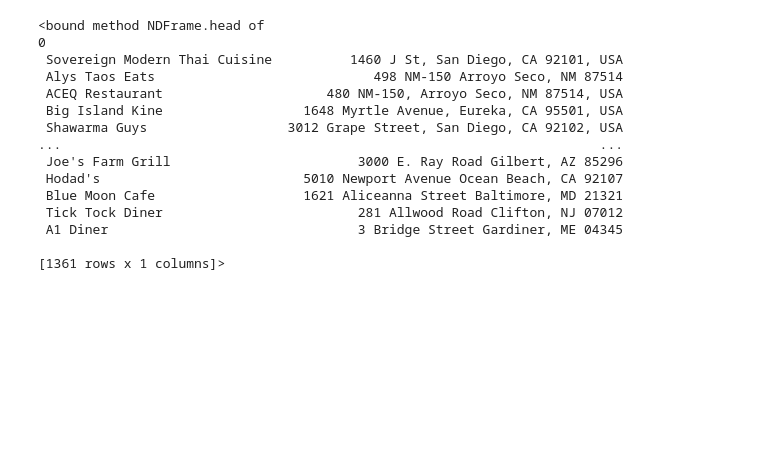
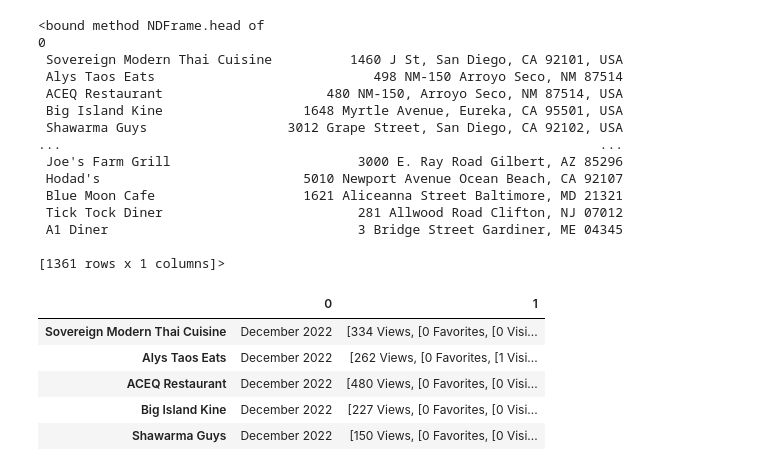
Before and after one commit to michael-sparks13/flavortown, a Jupyter notebook: data/Flavortown.ipynb, the cells around one changed output. Cells and saved outputs as stored; diff of their text form; code cells hidden in the pictures; blank space fills up the shorter version.

```diff
--- a/data/Flavortown.ipynb
+++ b/data/Flavortown.ipynb
@@ -14,7 +14,3 @@ headers = {
     }
 # %%
 base_url = 'https://www.flavortownusa.com/locations?page='
-# %%
-base_url = 'https://www.flavortownusa.com/locations?page='
-
-get_locs(base_url, 47)
@@ -58,3 +39,26 @@ for page in range(1,47):
 print(restaurants)
 # %% [output]
 {' Sovereign Modern Thai Cuisine': '1460 J St, San Diego, CA 92101, USA', ' Alys Taos Eats': '498 NM-150 Arroyo Seco, NM 87514', ' ACEQ Restaurant': '480 NM-150, Arroyo Seco, NM 87514, USA', ' Big Isl ...
+# %%
+visit_dates = {}
+
+for page in range(1,47):
+    url = base_url + str(page)
+
+    req = requests.get(url, headers)
+
+    soup = BeautifulSoup(req.content, 'html.parser')
+
+    rests = soup.find_all('div', class_='listing-item-inner')
+
+    for rest in rests:
+        visit_date = rest.select_one('li:nth-child(1)')
+        name = rest.find('h3').get_text()
+
+        visit_dates[name] = visit_date
+    #wait for 1 second
+    time.sleep(1)
+
+
+
+print(visit_dates)
@@ -180,3 +191,16 @@ df.head
 [1361 rows x 1 columns]>
 # %%
 df.to_csv('restaurants_main.csv')
+# %%
+import pandas as pd
+
+df = pd.DataFrame.from_dict(visit_dates, orient='index')
+
+df.head()
+# %% [output]
+|  | 0 | 1 |
+| Sovereign Modern Thai Cuisine | December 2022 | [334 Views, [0 Favorites, [0 Visi... |
+| Alys Taos Eats | December 2022 | [262 Views, [0 Favorites, [1 Visi... |
+| ACEQ Restaurant | December 2022 | [480 Views, [0 Favorites, [0 Visi... |
+| Big Island Kine | December 2022 | [227 Views, [0 Favorites, [0 Visi... |
+| Shawarma Guys | December 2022 | [150 Views, [0 Favorites, [0 Visi... |
```
Also changed, not shown: parts of 7 cells of this notebook, 12 other files.
